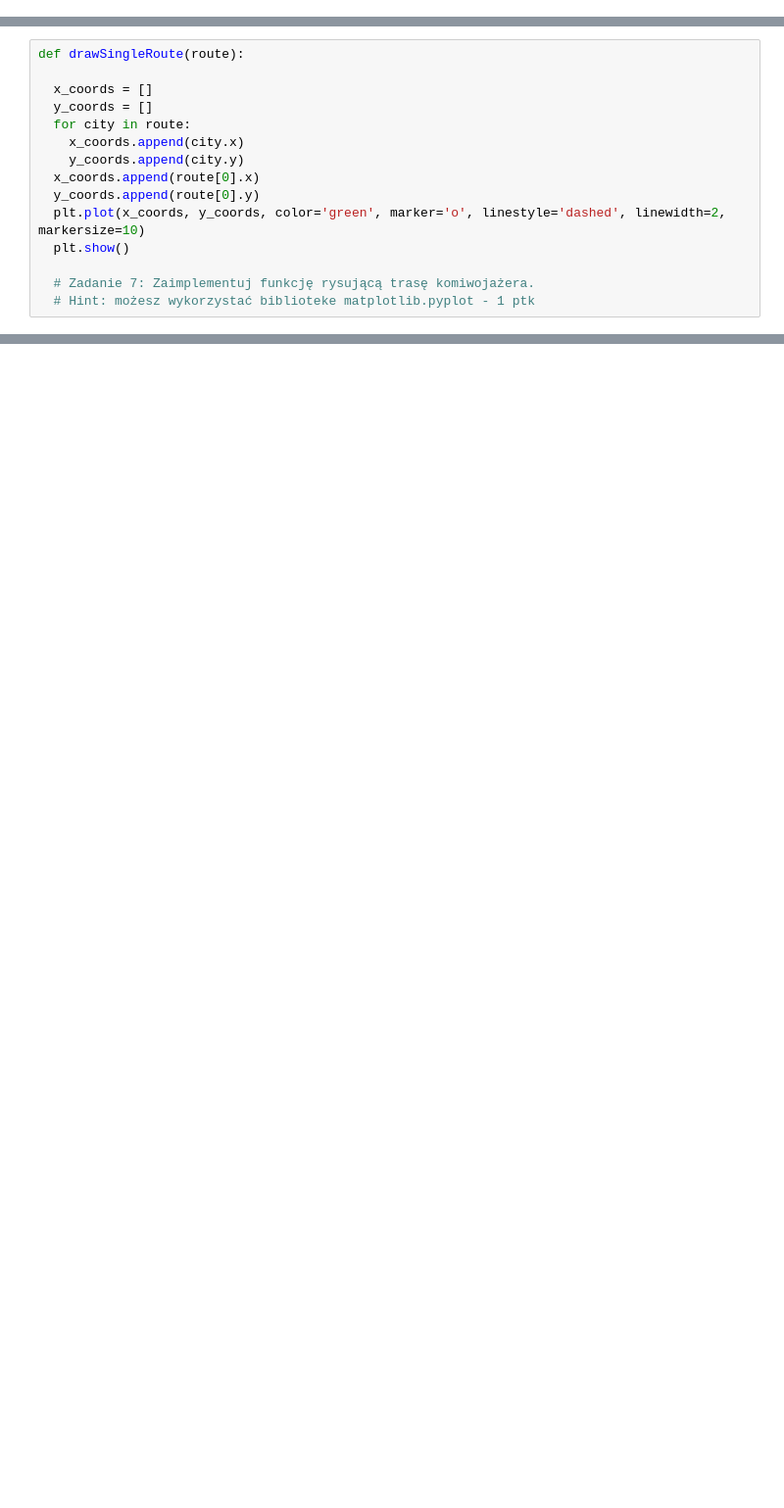
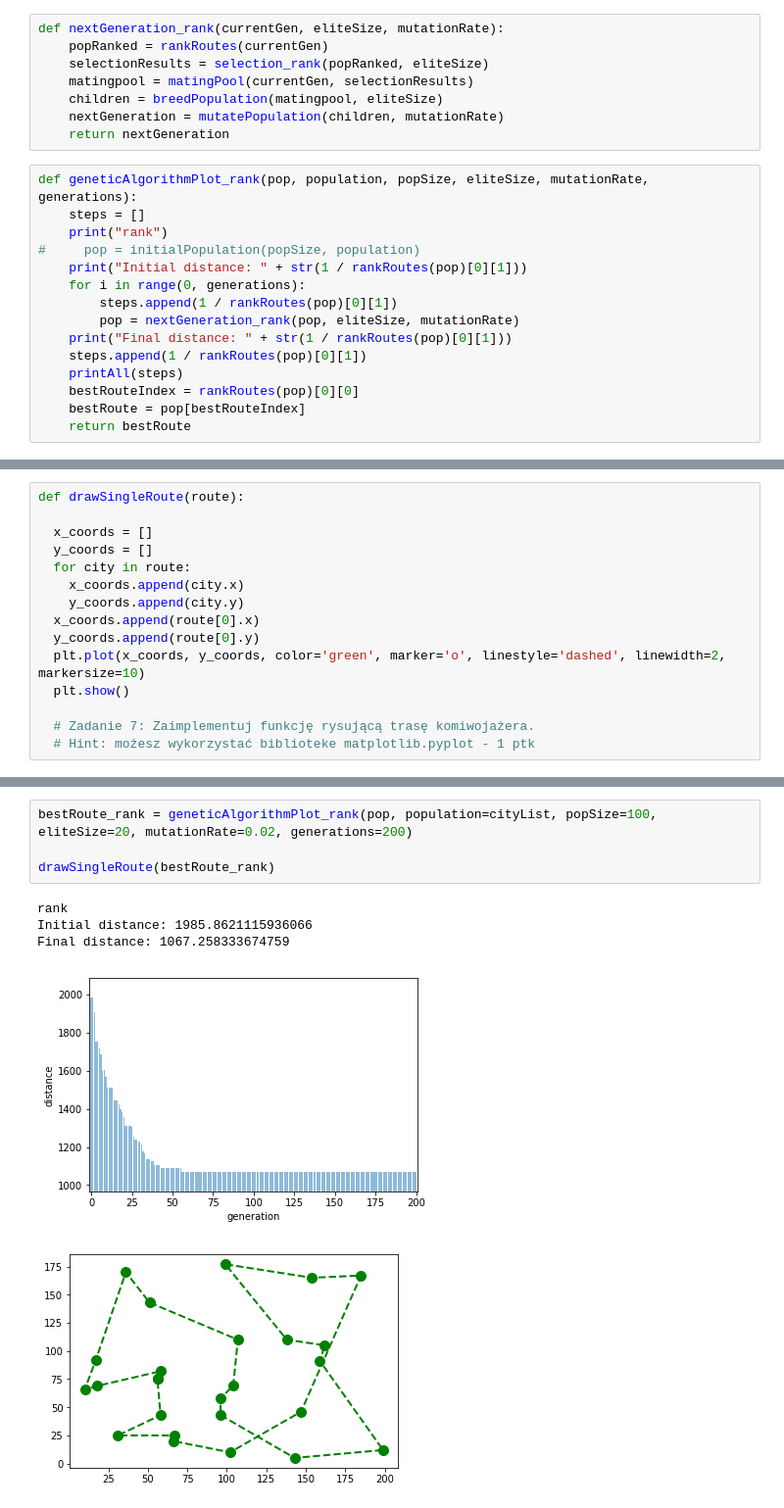
Before and after one commit to Dezyderata/NAI_lab1, a Jupyter notebook: Copy_of_lab1_szablon.ipynb, the cells around one changed output, grey strips where cells are left out. Shown: that part at 98% size. Drawn from its saved outputs; the diff is of its cells as text; blank space fills up the shorter version.

```diff
--- a/Copy_of_lab1_szablon.ipynb
+++ b/Copy_of_lab1_szablon.ipynb
@@ -202,0 +281,23 @@ def geneticAlgorithm(population, popSize, eliteSize, mutationRate, generations):
+# %%
+def nextGeneration_rank(currentGen, eliteSize, mutationRate):
+    popRanked = rankRoutes(currentGen)
+    selectionResults = selection_rank(popRanked, eliteSize)
+    matingpool = matingPool(currentGen, selectionResults)
+    children = breedPopulation(matingpool, eliteSize)
+    nextGeneration = mutatePopulation(children, mutationRate)
+    return nextGeneration
+# %%
+def geneticAlgorithmPlot_rank(pop, population, popSize, eliteSize, mutationRate, generations):
+    steps = []
+    print("rank")
+#     pop = initialPopulation(popSize, population)
+    print("Initial distance: " + str(1 / rankRoutes(pop)[0][1]))
+    for i in range(0, generations):
+        steps.append(1 / rankRoutes(pop)[0][1])
+        pop = nextGeneration_rank(pop, eliteSize, mutationRate)
+    print("Final distance: " + str(1 / rankRoutes(pop)[0][1]))
+    steps.append(1 / rankRoutes(pop)[0][1])
+    printAll(steps)
+    bestRouteIndex = rankRoutes(pop)[0][0]
+    bestRoute = pop[bestRouteIndex]
+    return bestRoute
@@ -277,0 +374,10 @@ def printAll(steps):
+# %%
+bestRoute_rank = geneticAlgorithmPlot_rank(pop, population=cityList, popSize=100, eliteSize=20, mutationRate=0.02, generations=200)
+
+drawSingleRoute(bestRoute_rank)
+# %% [output]
+rank
+Initial distance: 1985.8621115936066
+Final distance: 1067.258333674759
+[figure, added]
+[figure, added]
```
Also changed, not shown: parts of 41 cells of this notebook.
